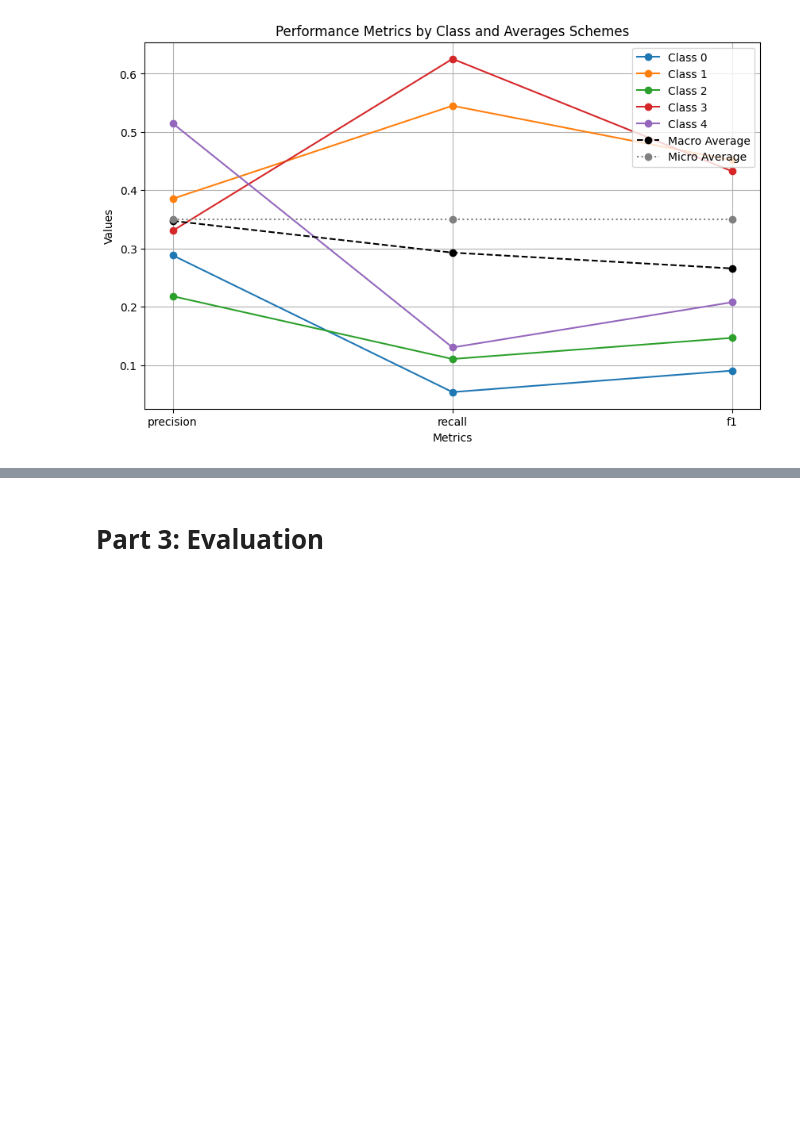
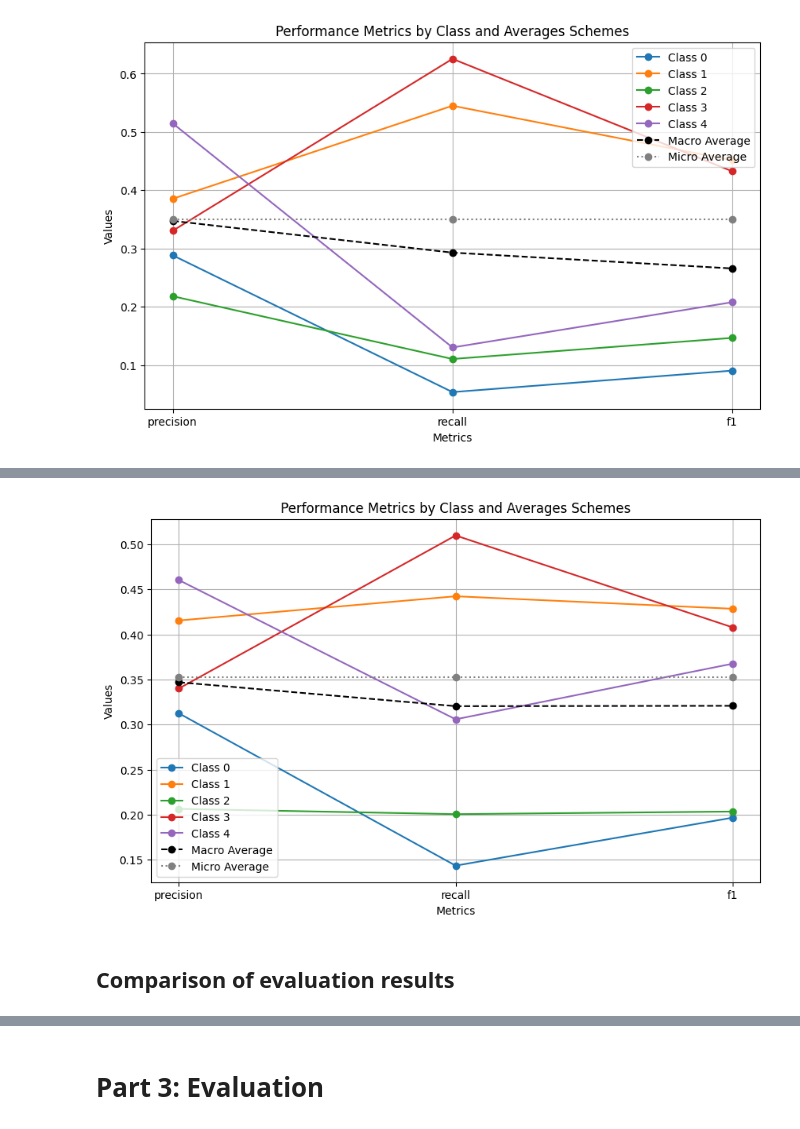
Before and after one commit to MariamAziz0/nlp-assignment1, a Jupyter notebook: src/driver_notebook.ipynb, the cells around one changed output, grey strips where cells are left out. Drawn from its saved outputs; the diff is of its cells as text; code cells hidden in the pictures; blank space fills up the shorter version.

Commit message:
Evaluation Comparison

```diff
--- a/src/driver_notebook.ipynb
+++ b/src/driver_notebook.ipynb
@@ -127,0 +141,5 @@ logistic_regression_evaluator.plot_results()
+# %%
+sk_sgd_classifier_model = SGDClassifier(loss='log_loss', max_iter=100)
+sk_sgd_classifier_model.fit(sk_x_train, y_train)
+
+sk_sgd_classifier_y_pred = sk_sgd_classifier_model.predict(sk_x_test)
@@ -127,0 +182,2 @@ logistic_regression_evaluator.plot_results()
+# %%
+sk_sgd_classifier_evaluator = eval.Evaluator(y_test, sk_sgd_classifier_y_pred)
@@ -127,0 +214,6 @@ logistic_regression_evaluator.plot_results()
+# %%
+sk_sgd_classifier_evaluator.plot_results()
+# %% [output]
+[figure, added]
+# %% [markdown]
+## Comparison of evaluation results
```
Also changed, not shown: parts of 14 cells of this notebook, 1 other file.
